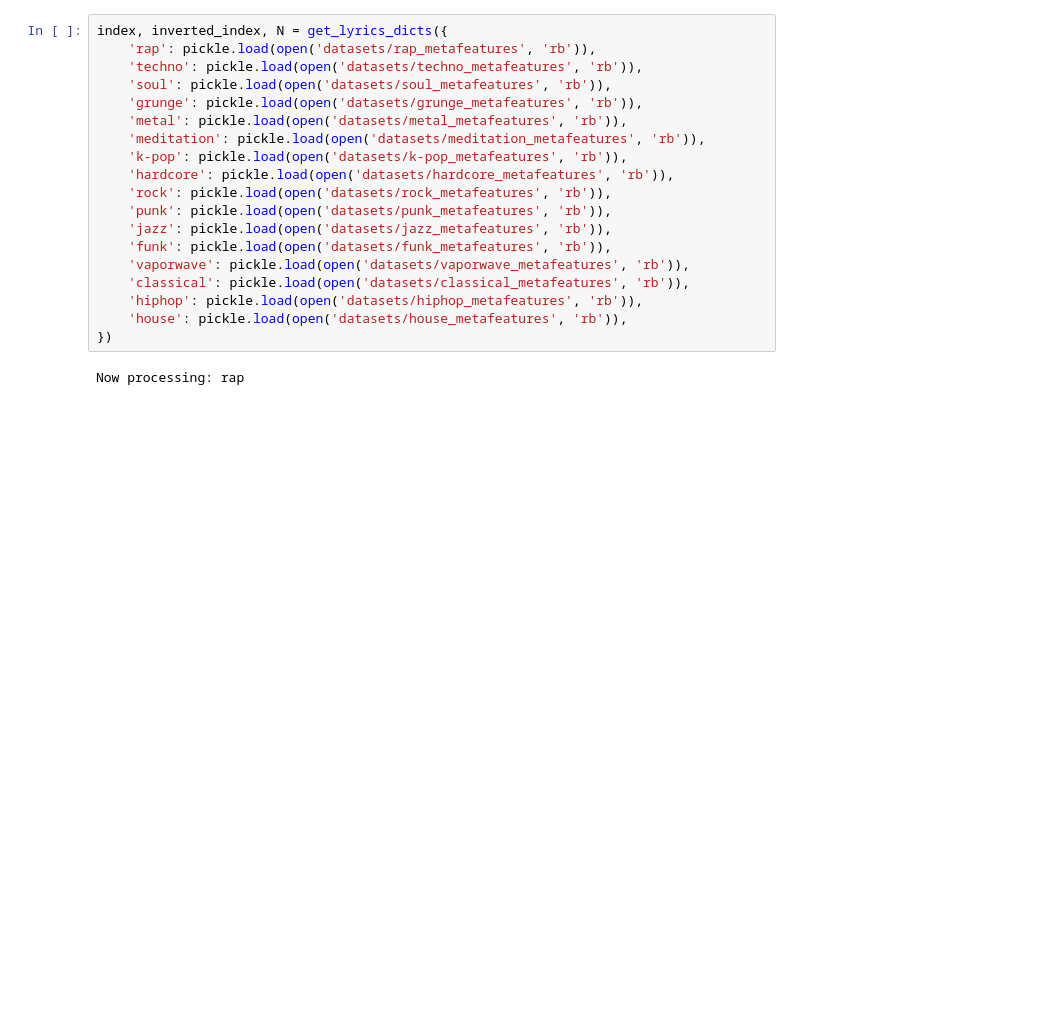
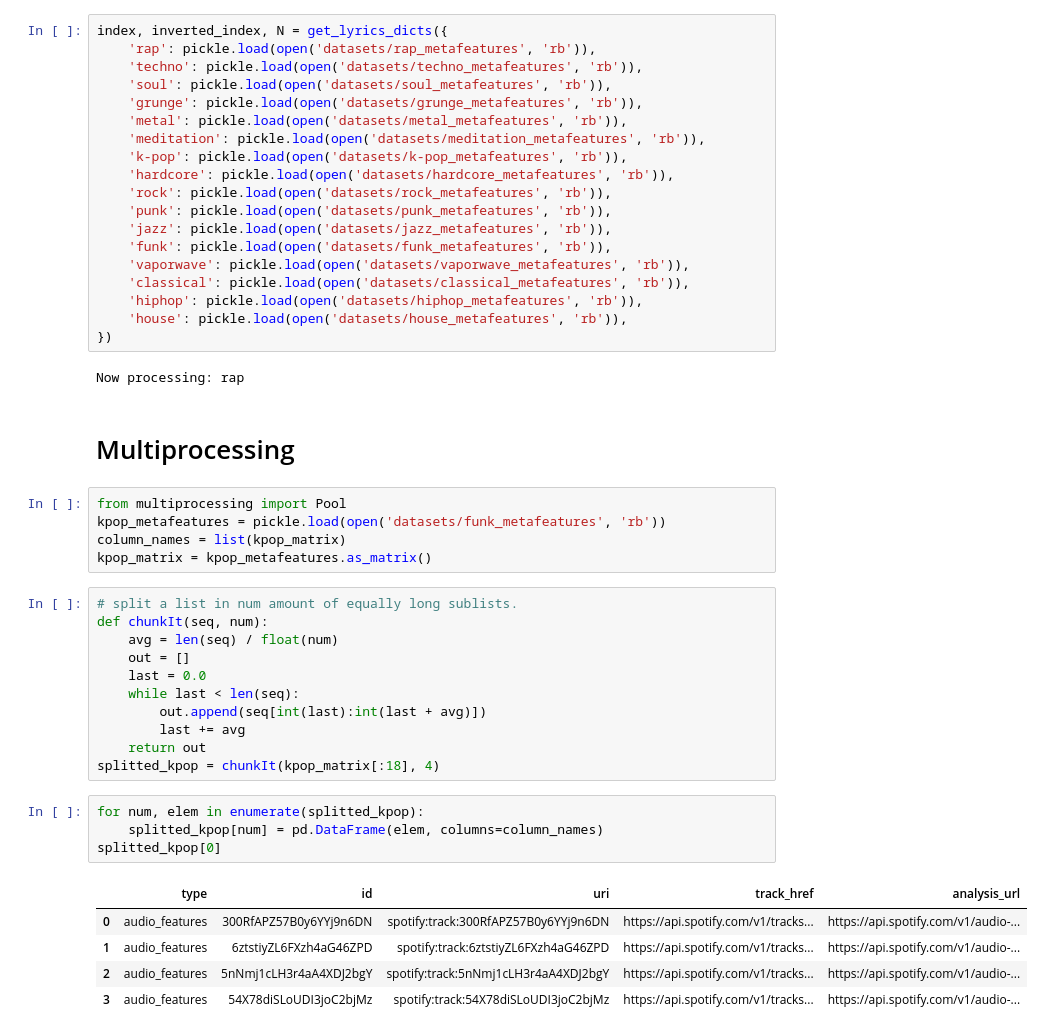
Before and after one commit to P1eter/SpotifyDataAnalysis, a Jupyter notebook: lyricswords.ipynb, the cells around one changed output. Saved outputs shown, nothing was run; the diff lists cells and outputs as text; blank space fills up the shorter version.

```diff
--- a/lyricswords.ipynb
+++ b/lyricswords.ipynb
@@ -252,3 +264,31 @@ index, inverted_index, N = get_lyrics_dicts({
 })
 # %% [output]
 Now processing: rap
+# %% [markdown]
+# Multiprocessing
+# %%
+from multiprocessing import Pool
+kpop_metafeatures = pickle.load(open('datasets/funk_metafeatures', 'rb'))
+column_names = list(kpop_matrix)
+kpop_matrix = kpop_metafeatures.as_matrix()
+# %%
+# split a list in num amount of equally long sublists.
+def chunkIt(seq, num):
+    avg = len(seq) / float(num)
+    out = []
+    last = 0.0
+    while last < len(seq):
+        out.append(seq[int(last):int(last + avg)])
+        last += avg
+    return out
+splitted_kpop = chunkIt(kpop_matrix[:18], 4)
+# %%
+for num, elem in enumerate(splitted_kpop):
+    splitted_kpop[num] = pd.DataFrame(elem, columns=column_names)
+splitted_kpop[0]
+# %% [output]
+|  | type | id | uri | track_href | analysis_url |
+| 0 | audio_features | 300RfAPZ57B0y6YYj9n6DN | spotify:track:300RfAPZ57B0y6YYj9n6DN | https://api.spotify.com/v1/tracks... | https://api.spotify.com/v1/audio-... |
+| 1 | audio_features | 6ztstiyZL6FXzh4aG46ZPD | spotify:track:6ztstiyZL6FXzh4aG46ZPD | https://api.spotify.com/v1/tracks... | https://api.spotify.com/v1/audio-... |
+| 2 | audio_features | 5nNmj1cLH3r4aA4XDJ2bgY | spotify:track:5nNmj1cLH3r4aA4XDJ2bgY | https://api.spotify.com/v1/tracks... | https://api.spotify.com/v1/audio-... |
+| 3 | audio_features | 54X78diSLoUDI3joC2bjMz | spotify:track:54X78diSLoUDI3joC2bjMz | https://api.spotify.com/v1/tracks... | https://api.spotify.com/v1/audio-... |
```
Also changed, not shown: parts of 2 cells of this notebook.
